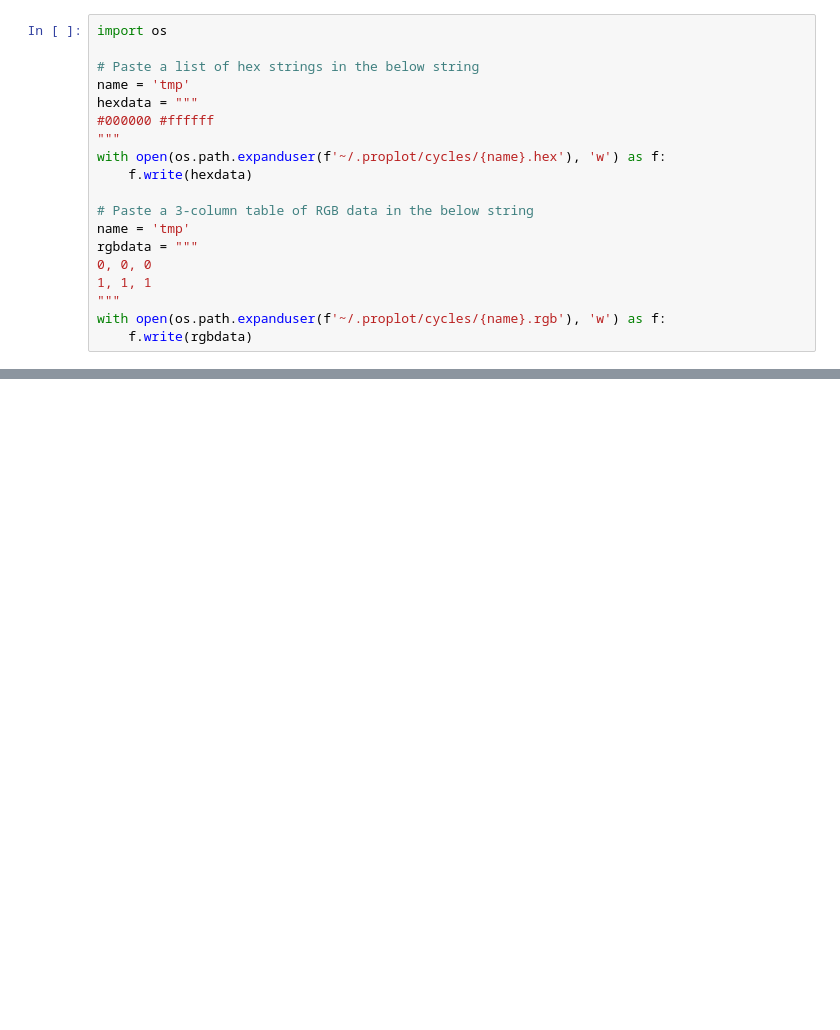
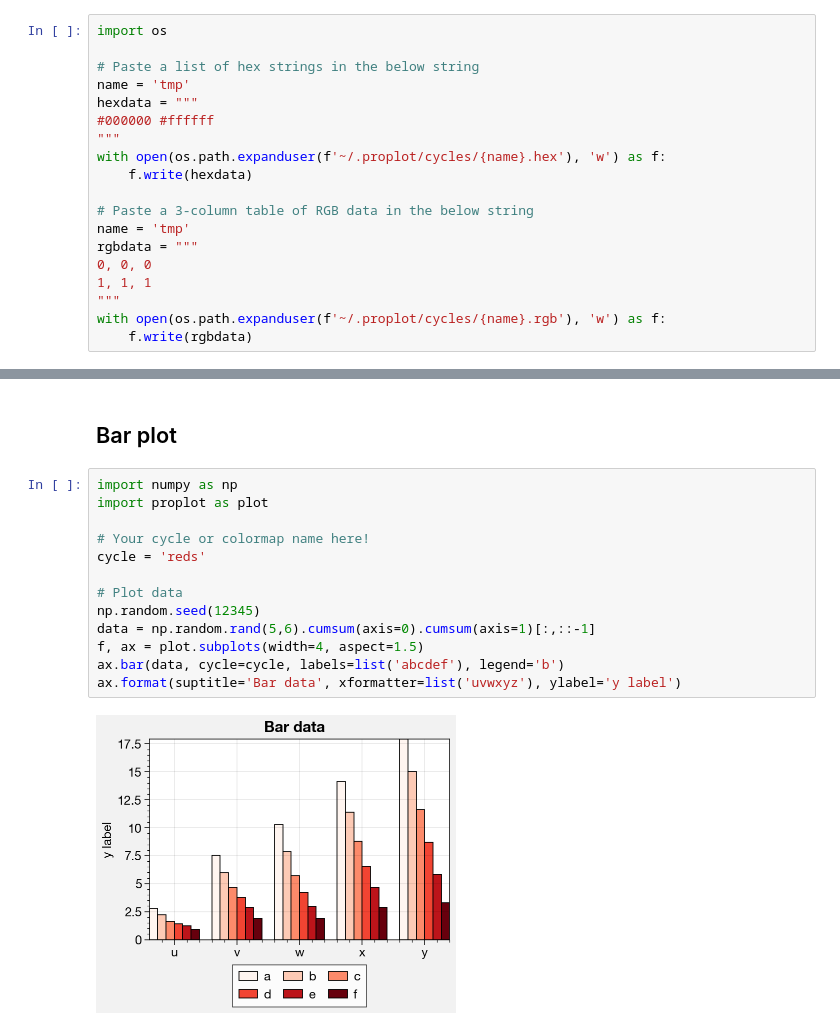
Before and after one commit to bradyrx/climate_in_color, a Jupyter notebook: notebooks/build_your_own_cycles.ipynb, the cells around one changed output, grey strips where cells are left out. Cells and saved outputs as stored; diff of their text form; blank space fills up the shorter version.

```diff
--- a/notebooks/build_your_own_cycles.ipynb
+++ b/notebooks/build_your_own_cycles.ipynb
@@ -39,0 +72,17 @@ with open(os.path.expanduser(f'~/.proplot/cycles/{name}.rgb'), 'w') as f:
+# %% [markdown]
+## Bar plot
+# %%
+import numpy as np
+import proplot as plot
+
+# Your cycle or colormap name here!
+cycle = 'reds'
+
+# Plot data
+np.random.seed(12345)
+data = np.random.rand(5,6).cumsum(axis=0).cumsum(axis=1)[:,::-1]
+f, ax = plot.subplots(width=4, aspect=1.5)
+ax.bar(data, cycle=cycle, labels=list('abcdef'), legend='b')
+ax.format(suptitle='Bar data', xformatter=list('uvwxyz'), ylabel='y label')
+# %% [output]
+[figure, added]
```
Also changed, not shown: parts of 8 cells of this notebook, 1 other file.
